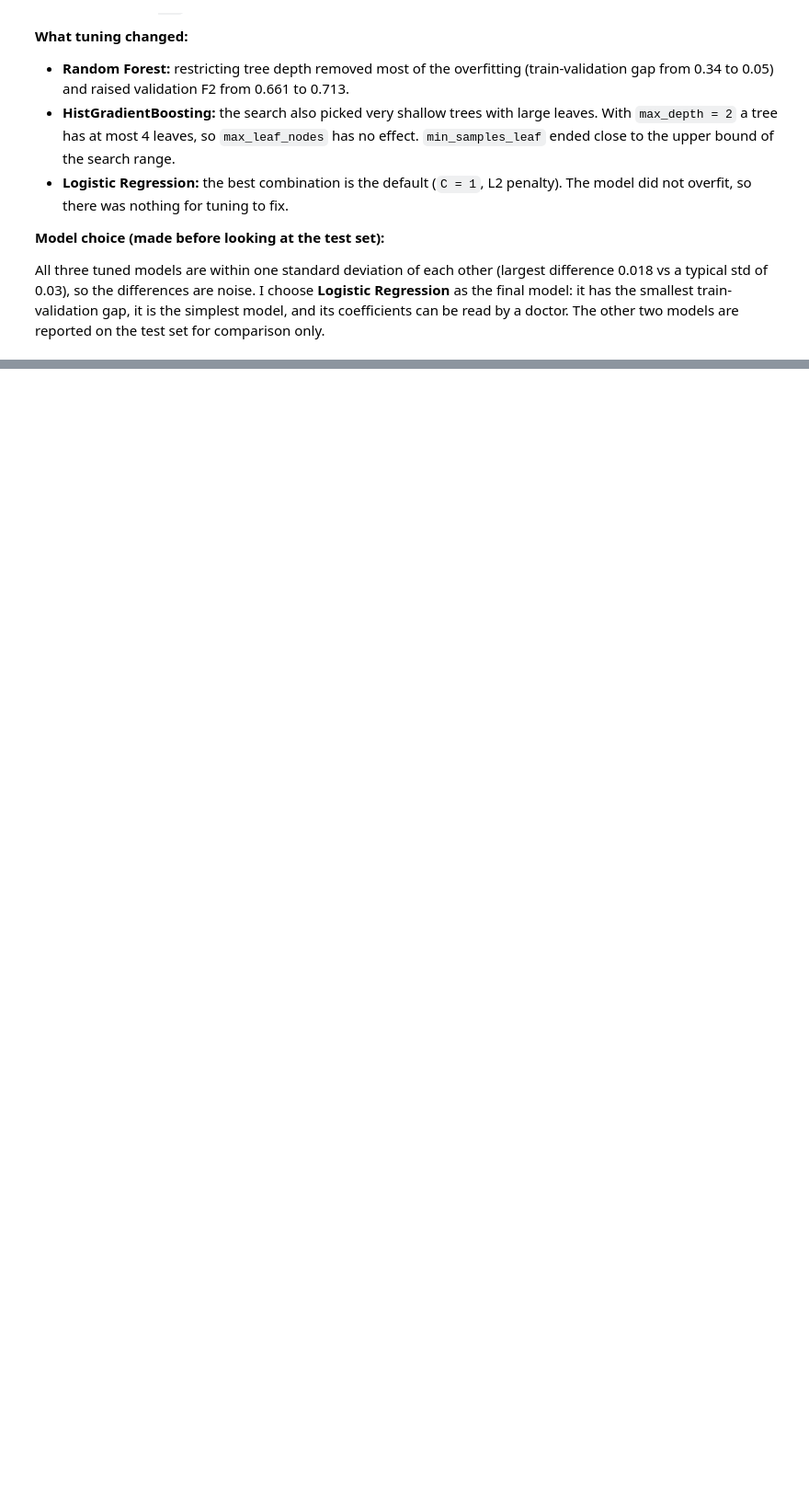
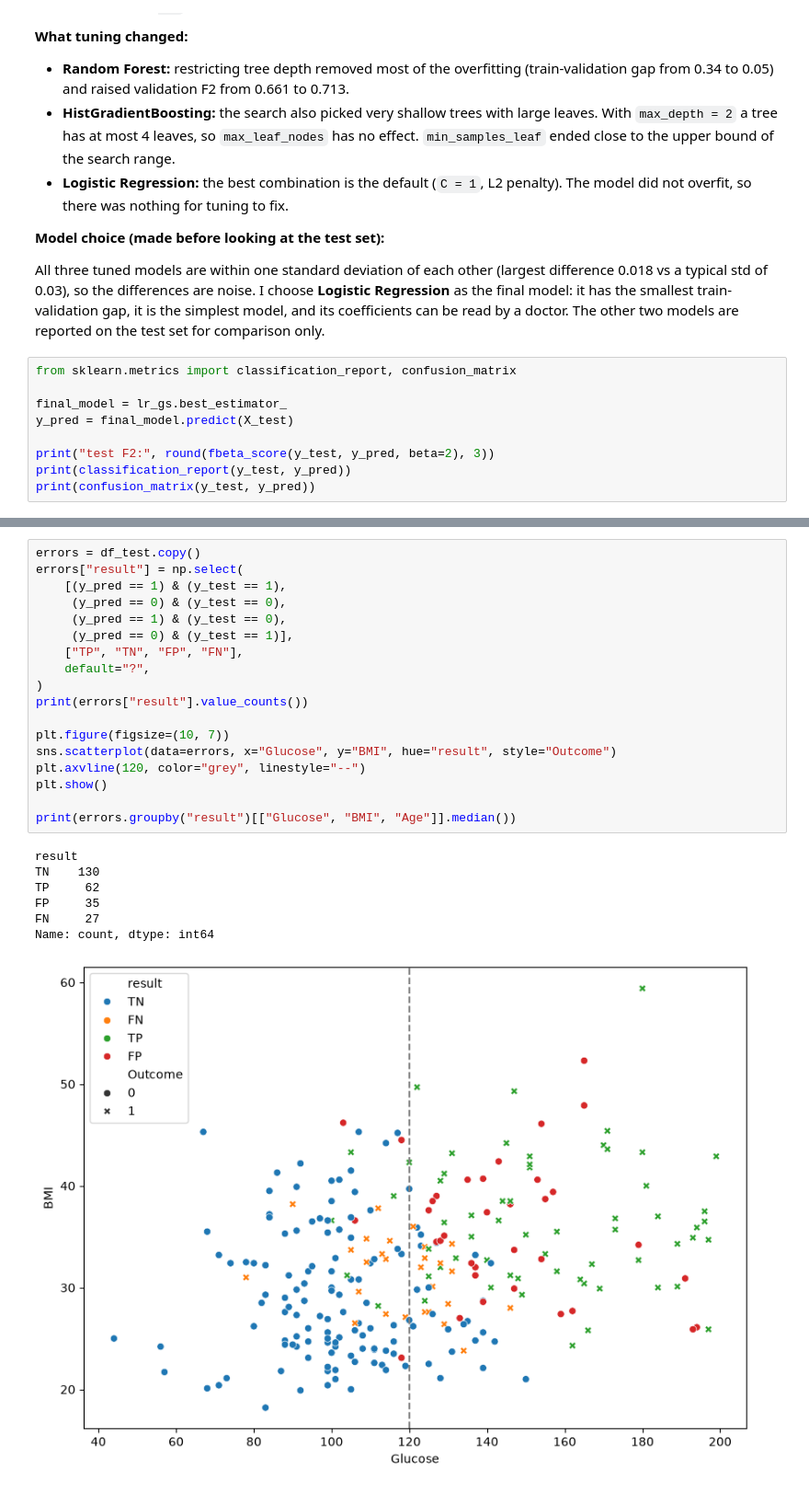
Before and after one commit to rouzbeh-enayatzadeh/ds-diabetes-challenge, a Jupyter notebook: 1_diabetes_challenge.ipynb, the cells around one changed output, grey strips where cells are left out. Shown at 92% size. Saved outputs shown, nothing was run; the diff lists cells and outputs as text; blank space fills up the shorter version.

Commit message:
Evaluate final LogReg on test (F2 0.684, recall 0.70, AUC 0.84), compare models, add error analysis

```diff
--- a/1_diabetes_challenge.ipynb
+++ b/1_diabetes_challenge.ipynb
@@ -598,3 +598,12 @@ val F2:   0.695 +/- 0.03
 **Model choice (made before looking at the test set):**
 
 All three tuned models are within one standard deviation of each other (largest difference 0.018 vs a typical std of 0.03), so the differences are noise. I choose **Logistic Regression** as the final model: it has the smallest train-validation gap, it is the simplest model, and its coefficients can be read by a doctor. The other two models are reported on the test set for comparison only.
+# %%
+from sklearn.metrics import classification_report, confusion_matrix
+
+final_model = lr_gs.best_estimator_
+y_pred = final_model.predict(X_test)
+
+print("test F2:", round(fbeta_score(y_test, y_pred, beta=2), 3))
+print(classification_report(y_test, y_pred))
+print(confusion_matrix(y_test, y_pred))
@@ -600,0 +639,26 @@ All three tuned models are within one standard deviation of each other (largest
+# %%
+errors = df_test.copy()
+errors["result"] = np.select(
+    [(y_pred == 1) & (y_test == 1),
+     (y_pred == 0) & (y_test == 0),
+     (y_pred == 1) & (y_test == 0),
+     (y_pred == 0) & (y_test == 1)],
+    ["TP", "TN", "FP", "FN"],
+    default="?",
+)
+print(errors["result"].value_counts())
+
+plt.figure(figsize=(10, 7))
+sns.scatterplot(data=errors, x="Glucose", y="BMI", hue="result", style="Outcome")
+plt.axvline(120, color="grey", linestyle="--")
+plt.show()
+
+print(errors.groupby("result")[["Glucose", "BMI", "Age"]].median())
+# %% [output]
+result
+TN    130
+TP     62
+FP     35
+FN     27
+Name: count, dtype: int64
+[figure, added]
```
Also changed, not shown: parts of 4 cells of this notebook.
